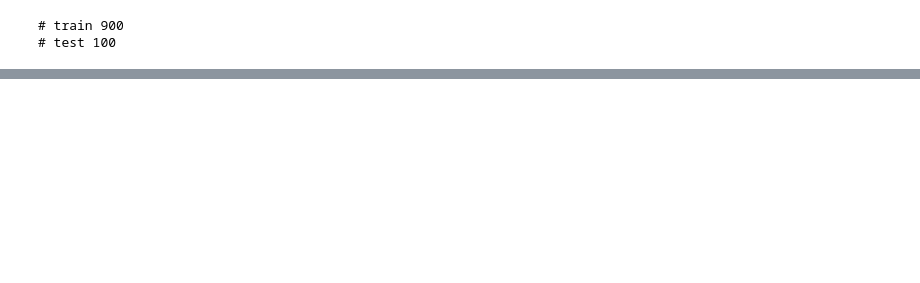
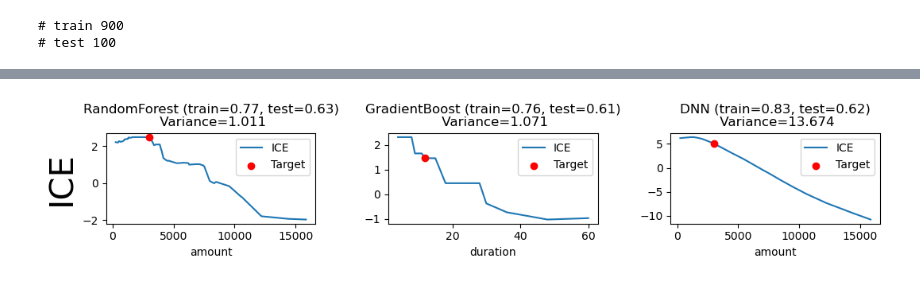
Before and after one commit to davidinouye/automated-dependence-plots, a Jupyter notebook: notebooks/figure-loan-model-comparison.ipynb, the cells around one changed output, grey strips where cells are left out. Drawn from its saved outputs; the diff is of its cells as text; code cells hidden in the pictures; blank space fills up the shorter version.

```diff
--- a/notebooks/figure-loan-model-comparison.ipynb
+++ b/notebooks/figure-loan-model-comparison.ipynb
@@ -191 +119,20 @@ plt.savefig('comparison-ice.pdf', bbox_inches='tight', pad_inches=0.1)
+# %%
+from ice import ice
+def ice_get_feature_vals(X_sample, estimator, model, feature_idx, n_grid):
+    X_df = pd.DataFrame(X_sample, columns=feature_labels)
+    ice_df = ice(X_df, feature_labels[feature_idx], model, num_grid_points=n_grid)
+    ice_numpy = ice_df.to_numpy()
+    xvals = np.array(ice_df.axes[0].tolist())
+
+    # Find highest variance out of samples
+    stds = np.std(ice_numpy, axis = 0)
+    best_sample_idx = np.argmax(stds)
+    yvals = ice_df.iloc[:, best_sample_idx].to_numpy()
+    target_idx = np.argmin(np.abs(xvals - X_sample[best_sample_idx, feature_idx]))
+
+    return xvals, yvals, target_idx
+
+plot_models(ice_get_feature_vals, 'ICE', model_dicts)
+# %% [output]
+[figure, added]
 # %%
```
Also changed, not shown: parts of 9 cells of this notebook, 2 other files.
